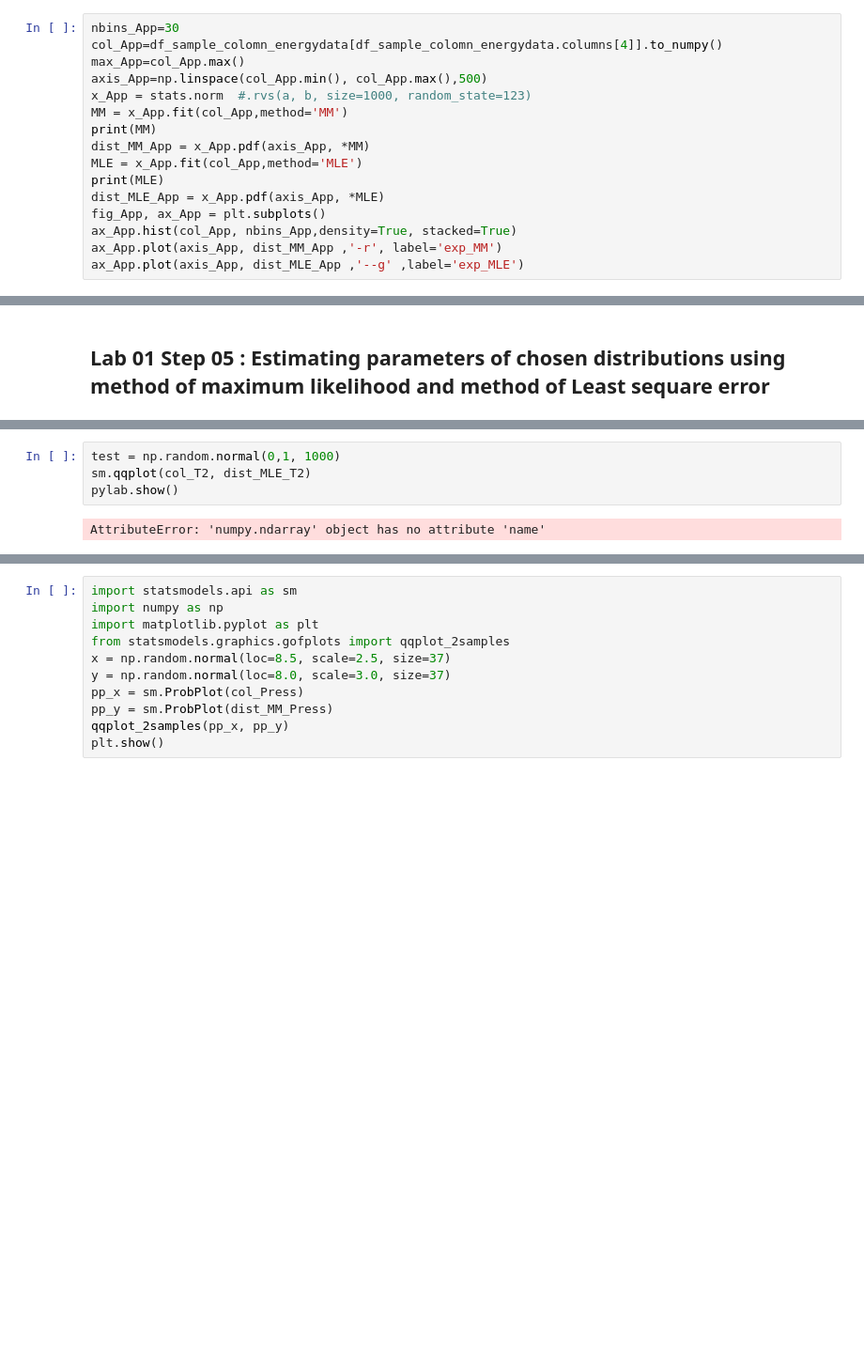
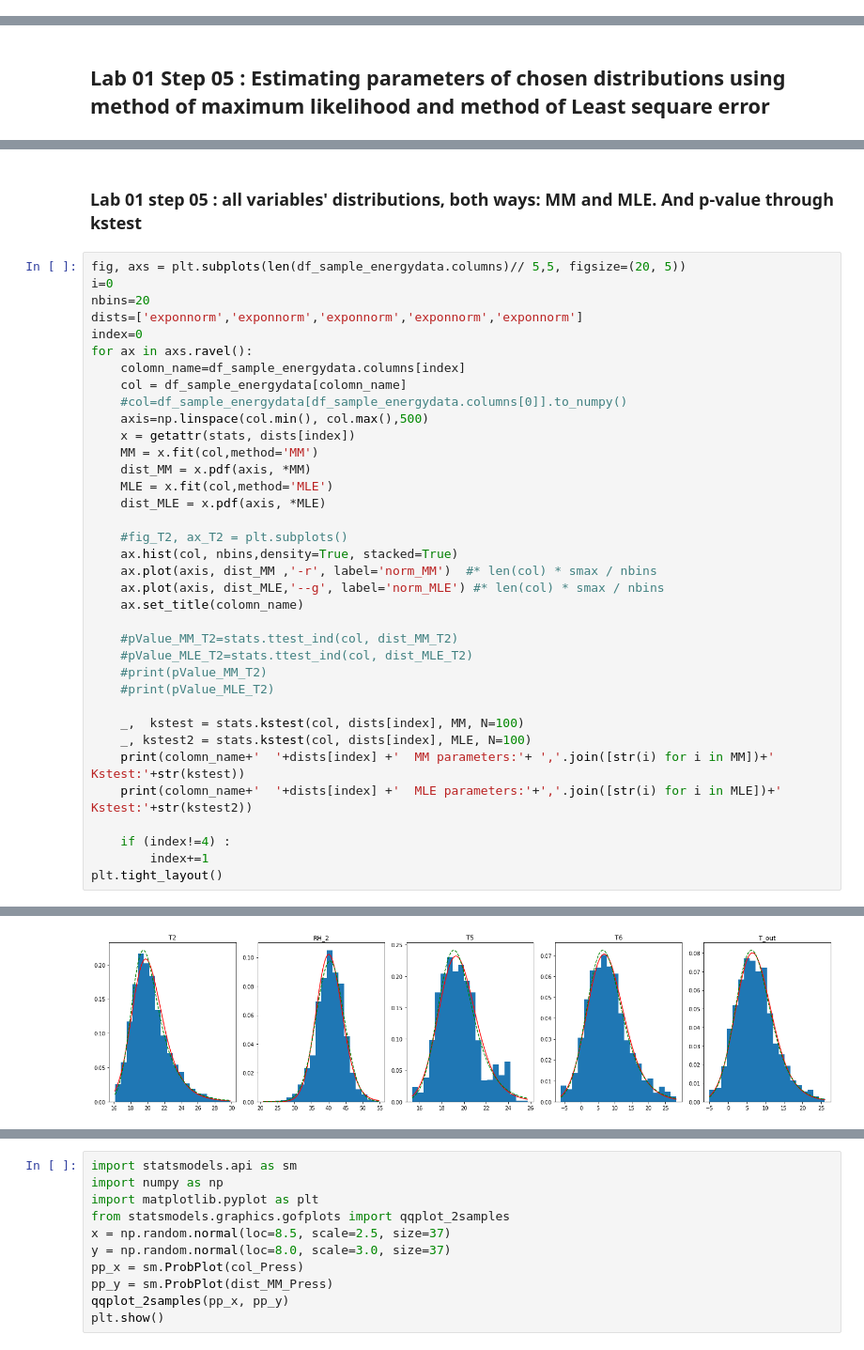
Before and after one commit to Nemat-Allah-Aloush/Multivariate_Data_Analysis, a Jupyter notebook: lab_01.ipynb, the cells around one changed output, grey strips where cells are left out. Shown at 94% size. Cells and saved outputs as stored; diff of their text form; blank space fills up the shorter version.

```diff
--- a/lab_01.ipynb
+++ b/lab_01.ipynb
@@ -103,16 +58,0 @@ plt.plot(xgrid, ygrid, 'r-')
-# %%
-nbins_App=30
-col_App=df_sample_colomn_energydata[df_sample_colomn_energydata.columns[4]].to_numpy()
-max_App=col_App.max()
-axis_App=np.linspace(col_App.min(), col_App.max(),500)
-x_App = stats.norm  #.rvs(a, b, size=1000, random_state=123)
-MM = x_App.fit(col_App,method='MM')
-print(MM)
-dist_MM_App = x_App.pdf(axis_App, *MM)
-MLE = x_App.fit(col_App,method='MLE')
-print(MLE)
-dist_MLE_App = x_App.pdf(axis_App, *MLE)
-fig_App, ax_App = plt.subplots()
-ax_App.hist(col_App, nbins_App,density=True, stacked=True)
-ax_App.plot(axis_App, dist_MM_App ,'-r', label='exp_MM')
-ax_App.plot(axis_App, dist_MLE_App ,'--g' ,label='exp_MLE')
@@ -438,6 +179,39 @@ print (dist_MLE_T2)
-# %%
-test = np.random.normal(0,1, 1000)
-sm.qqplot(col_T2, dist_MLE_T2)
-pylab.show()
-# %% [output]
-AttributeError: 'numpy.ndarray' object has no attribute 'name'
+# %% [markdown]
+### Lab 01 step 05 : all variables' distributions, both ways: MM and MLE. And p-value through kstest
+# %%
+fig, axs = plt.subplots(len(df_sample_energydata.columns)// 5,5, figsize=(20, 5))
+i=0
+nbins=20
+dists=['exponnorm','exponnorm','exponnorm','exponnorm','exponnorm']
+index=0
+for ax in axs.ravel():
+    colomn_name=df_sample_energydata.columns[index]
+    col = df_sample_energydata[colomn_name]
+    #col=df_sample_energydata[df_sample_energydata.columns[0]].to_numpy()
+    axis=np.linspace(col.min(), col.max(),500)
+    x = getattr(stats, dists[index])
+    MM = x.fit(col,method='MM')
+    dist_MM = x.pdf(axis, *MM)
+    MLE = x.fit(col,method='MLE')
+    dist_MLE = x.pdf(axis, *MLE)
+
+    #fig_T2, ax_T2 = plt.subplots()
+    ax.hist(col, nbins,density=True, stacked=True)
+    ax.plot(axis, dist_MM ,'-r', label='norm_MM')  #* len(col) * smax / nbins
+    ax.plot(axis, dist_MLE,'--g', label='norm_MLE') #* len(col) * smax / nbins
+    ax.set_title(colomn_name)
+
+    #pValue_MM_T2=stats.ttest_ind(col, dist_MM_T2)
+    #pValue_MLE_T2=stats.ttest_ind(col, dist_MLE_T2)
+    #print(pValue_MM_T2)
+    #print(pValue_MLE_T2)
+
+    _,  kstest = stats.kstest(col, dists[index], MM, N=100)
+    _, kstest2 = stats.kstest(col, dists[index], MLE, N=100)
+    print(colomn_name+'  '+dists[index] +'  MM parameters:'+ ','.join([str(i) for i in MM])+'  Kstest:'+str(kstest))
+    print(colomn_name+'  '+dists[index] +'  MLE parameters:'+','.join([str(i) for i in MLE])+'  Kstest:'+str(kstest2))
+
+    if (index!=4) :
+        index+=1
+plt.tight_layout()
+# %% [output]
@@ -443,0 +228 @@ AttributeError: 'numpy.ndarray' object has no attribute 'name'
+[figure, added]
```
Also changed, not shown: parts of 57 cells of this notebook.
